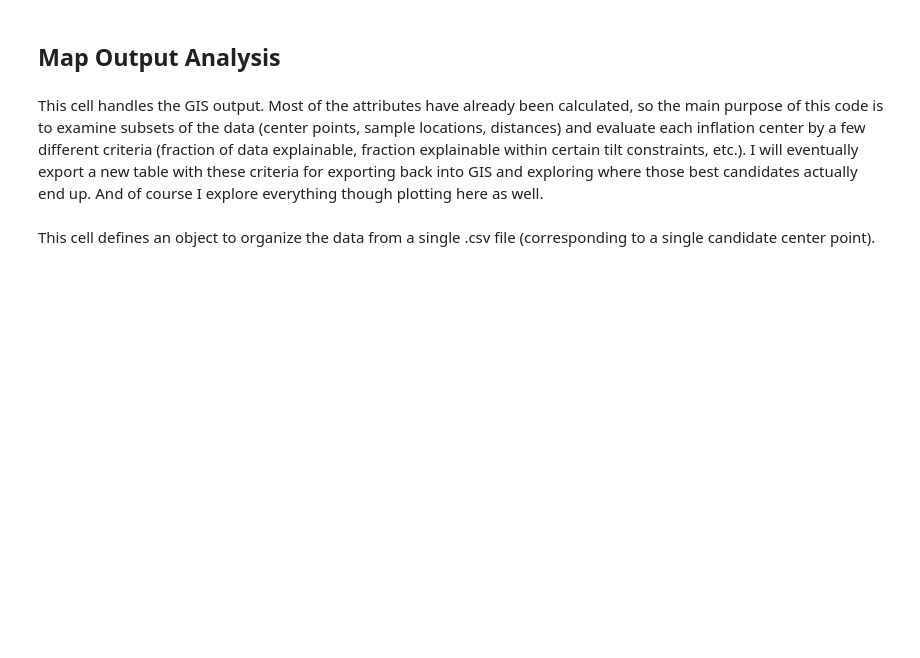
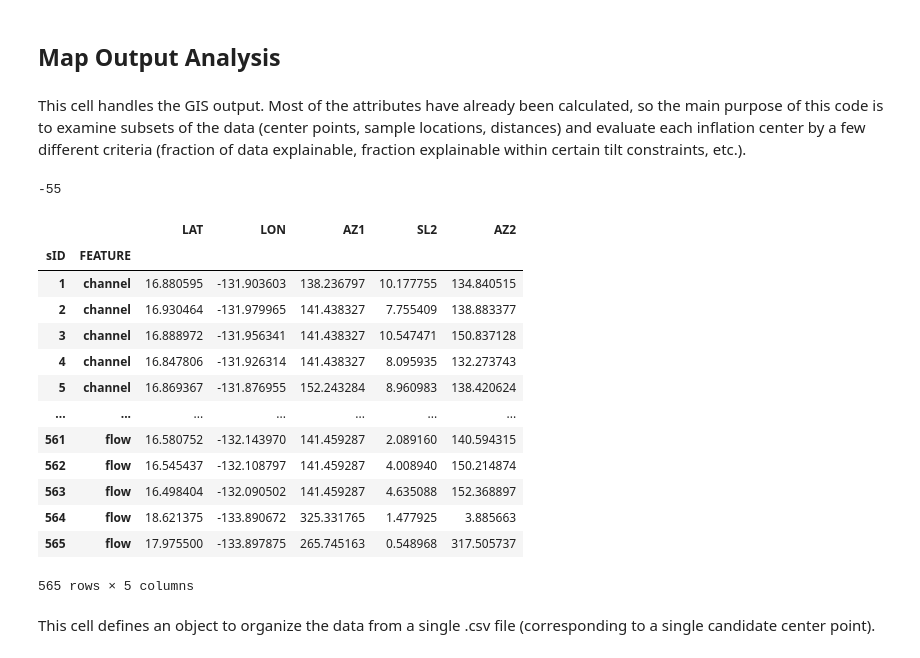
Before and after one commit to hernypeterson/thesis, a Jupyter notebook: code.ipynb, the cells around one changed output. Cells and saved outputs as stored; diff of their text form; code cells hidden in the pictures; blank space fills up the shorter version.

```diff
--- a/code.ipynb
+++ b/code.ipynb
@@ -22,4 +26,4 @@ from dataclasses import dataclass
 # %% [markdown]
 ## Map Output Analysis
 # %% [markdown]
-This cell handles the GIS output. Most of the attributes have already been calculated, so the main purpose of this code is to examine subsets of the data (center points, sample locations, distances) and evaluate each inflation center by a few different criteria (fraction of data explainable, fraction explainable within certain tilt constraints, etc.). I will eventually export a new table with these criteria for exporting back into GIS and exploring where those best candidates actually end up. And of course I explore everything though plotting here as well.
+This cell handles the GIS output. Most of the attributes have already been calculated, so the main purpose of this code is to examine subsets of the data (center points, sample locations, distances) and evaluate each inflation center by a few different criteria (fraction of data explainable, fraction explainable within certain tilt constraints, etc.).
@@ -52,2 +83,37 @@ pops.append(Population('flow', 'SE', [49, 60, 61, 62, 63, 64, 85, 86, 87]))
+# %%
+test_beta = beta(
+    az=-5,
+    bearing=50
+)
+test_beta
+# %% [output]
+-55
+# %%
+# location to read .csv files
+map_path = "../GEOL192-GIS/data/"
+
+
+centers = pd.read_csv(f'{map_path}centers.csv').set_index('cID')
+samples = pd.read_csv(f'{map_path}samples.csv').set_index(['sID', 'FEATURE'])
+
+cIDs = tuple(centers.index)
+sIDs = tuple(index[0] for index in samples.index)
+
+samples
+# %% [output]
+|  |  | LAT | LON | AZ1 | SL2 | AZ2 |
+| sID | FEATURE |  |  |  |  |  |
+| 1 | channel | 16.880595 | -131.903603 | 138.236797 | 10.177755 | 134.840515 |
+| 2 | channel | 16.930464 | -131.979965 | 141.438327 | 7.755409 | 138.883377 |
+| 3 | channel | 16.888972 | -131.956341 | 141.438327 | 10.547471 | 150.837128 |
+| 4 | channel | 16.847806 | -131.926314 | 141.438327 | 8.095935 | 132.273743 |
+| 5 | channel | 16.869367 | -131.876955 | 152.243284 | 8.960983 | 138.420624 |
+| ... | ... | ... | ... | ... | ... | ... |
+| 561 | flow | 16.580752 | -132.143970 | 141.459287 | 2.089160 | 140.594315 |
+| 562 | flow | 16.545437 | -132.108797 | 141.459287 | 4.008940 | 150.214874 |
+| 563 | flow | 16.498404 | -132.090502 | 141.459287 | 4.635088 | 152.368897 |
+| 564 | flow | 18.621375 | -133.890672 | 325.331765 | 1.477925 | 3.885663 |
+| 565 | flow | 17.975500 | -133.897875 | 265.745163 | 0.548968 | 317.505737 |
+565 rows × 5 columns
 # %% [markdown]
 This cell defines an object to organize the data from a single .csv file (corresponding to a single candidate center point).
```
Also changed, not shown: parts of 20 cells of this notebook, 10 other files.
